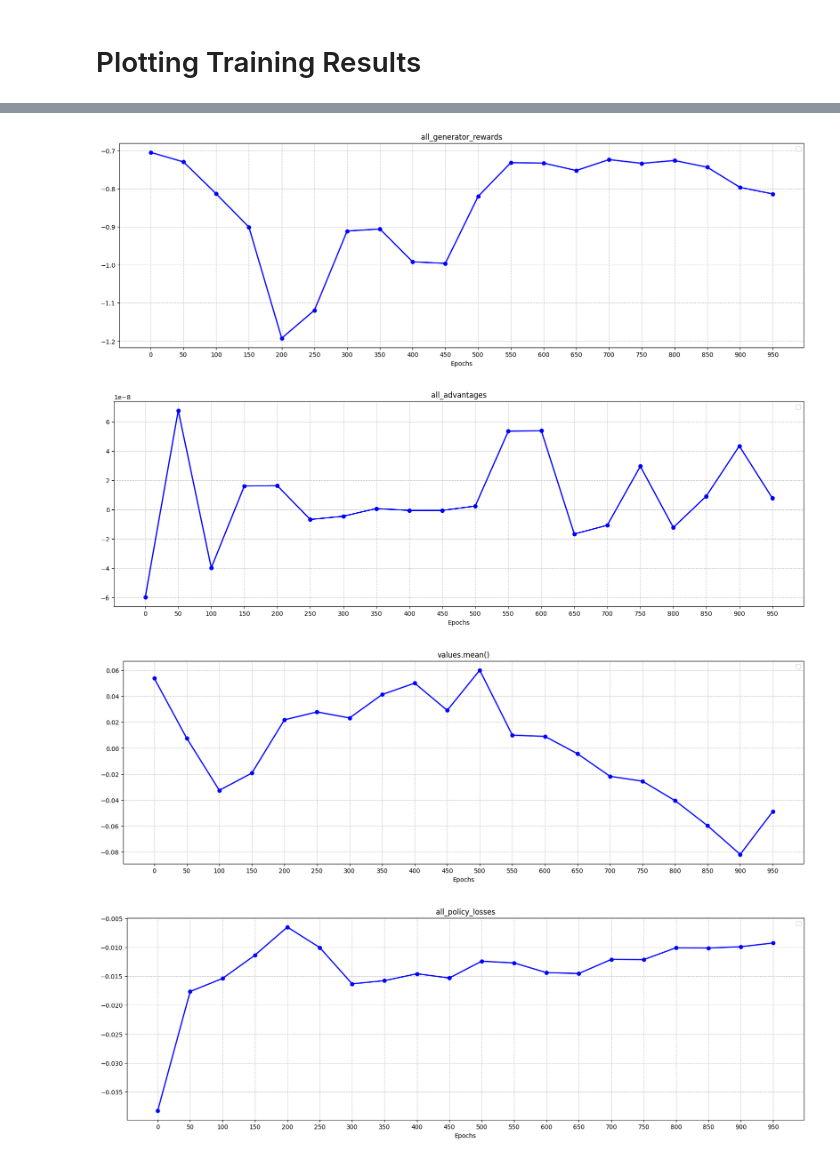
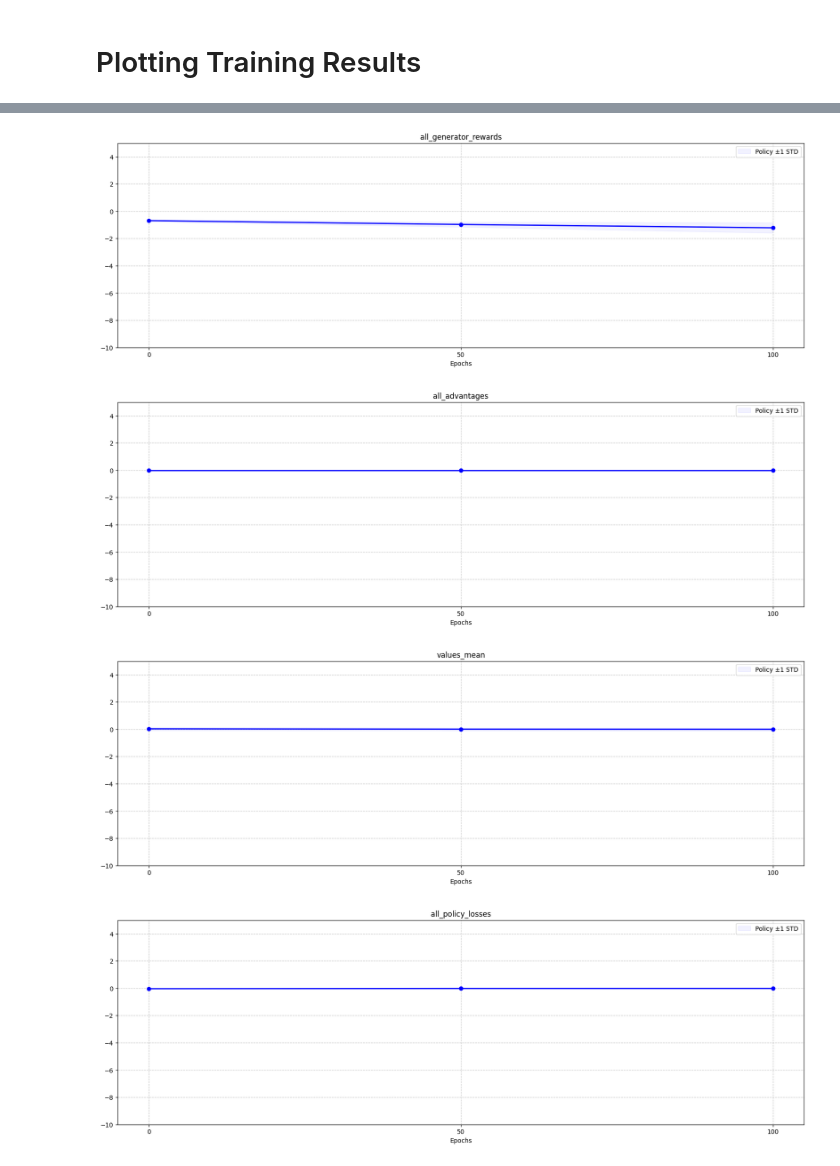
Before and after one commit to valeriacerciello/uzh-masters-project, a Jupyter notebook: MAGAIL MPE Simple Speaker Listener.ipynb, the cells around one changed output, grey strips where cells are left out. Saved outputs shown, nothing was run; the diff lists cells and outputs as text; code cells hidden in the pictures.

```diff
--- a/MAGAIL MPE Simple Speaker Listener.ipynb
+++ b/MAGAIL MPE Simple Speaker Listener.ipynb
@@ -933,20 +1000,18 @@ plt.show()
 # %%
 # Create the plot
-def plot_dianostics(array, title):
+def plot_dianostics(array_mean, array_std, title):
     plt.figure(figsize=(20, 6))
 
-    # Compute windowed means for every 50 epochs (non-overlapping)
     window_size = 50
-    window_means = [np.mean(array[i:i+window_size])
-                    for i in range(0, len(array), window_size)]
-    # Prepend the first original value as per request
-    window_means[0] = array[0]
-
-    # Plot the original data in a lighter color
-    # plt.plot(array, label="Original Data", alpha=0.4, color='gray', marker='o')
 
     # Plot the window-averaged data
-    plt.plot(range(0, len(window_means) * window_size, window_size), window_means, color='blue', marker='o', linewidth=2)
+    plt.plot(range(0, len(array_mean) * window_size, window_size), array_mean, color='blue', marker='o', linewidth=2)
+
+    # Plot shaded areas for standard deviation
+    plt.fill_between(epochs,
+                     array_mean - array_std,
+                     array_mean + array_std,
+                     alpha=0.05, color='blue', label='Policy ±1 STD')
 
     # Customize the plot
     plt.xlabel('Epochs')
@@ -955,16 +1020,19 @@ def plot_dianostics(array, title):
     plt.legend()
     plt.xticks(epochs)  # Show epoch numbers on x-axis
 
+    # Fix the y-axis
+    plt.ylim(-10, 5)
+
     # Display the plot
     plt.show()
-# %%
-plot_dianostics(all_generator_rewards, "all_generator_rewards")
-plot_dianostics(all_advantages, "all_advantages")
-plot_dianostics(all_values_estimates, "values.mean()")
-plot_dianostics(all_policy_losses, "all_policy_losses")
-# %% [output]
-[figure, removed]
-[figure, removed]
-[figure, removed]
-[figure, removed]
+# %%
+plot_dianostics(avg_df["generator_rewards"], std_df["generator_rewards"],"all_generator_rewards")
+plot_dianostics(avg_df["advantages"], std_df["advantages"], "all_advantages")
+plot_dianostics(avg_df["value_estimates"], std_df["value_estimates"], "values_mean")
+plot_dianostics(avg_df["policy_losses"], std_df["policy_losses"], "all_policy_losses")
+# %% [output]
+[figure, added]
+[figure, added]
+[figure, added]
+[figure, added]
 # %%
```
Also changed, not shown: parts of 14 cells of this notebook, 1 other file.
